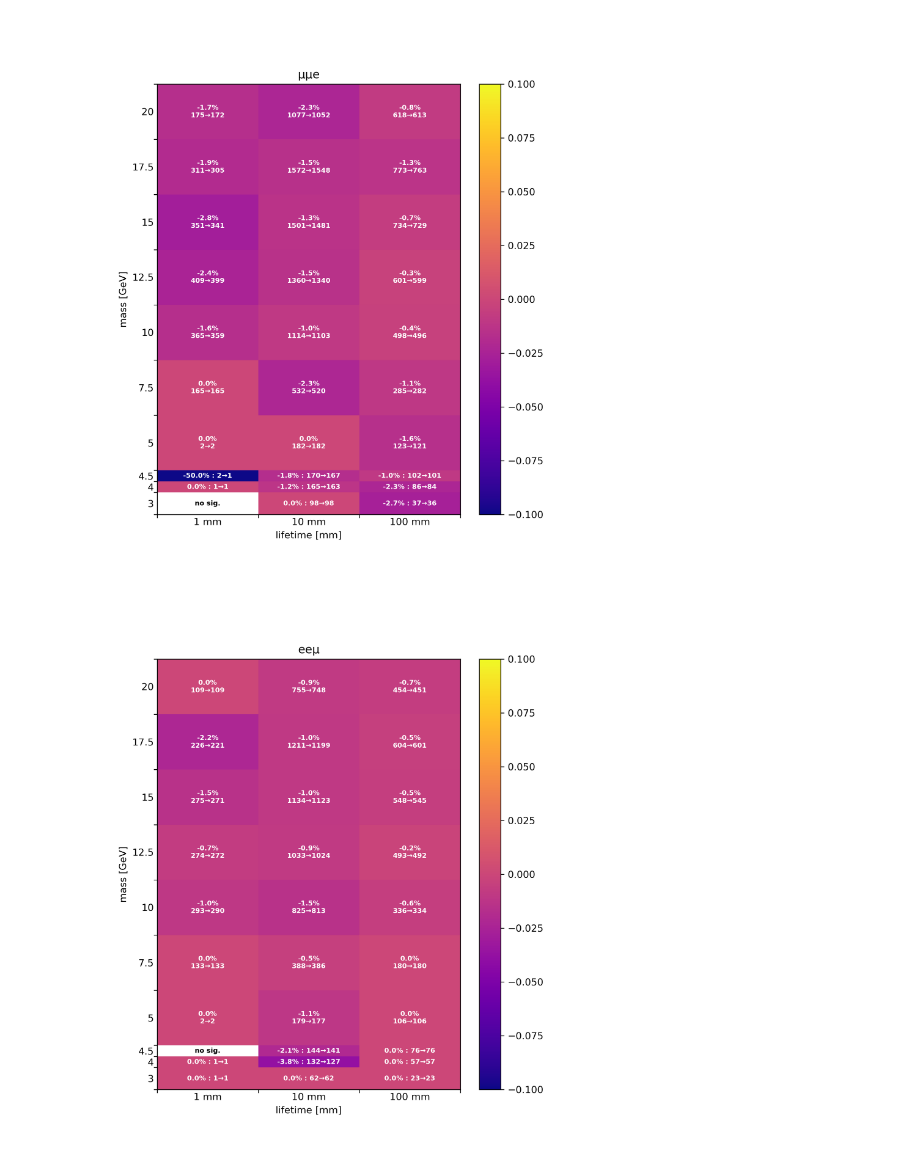
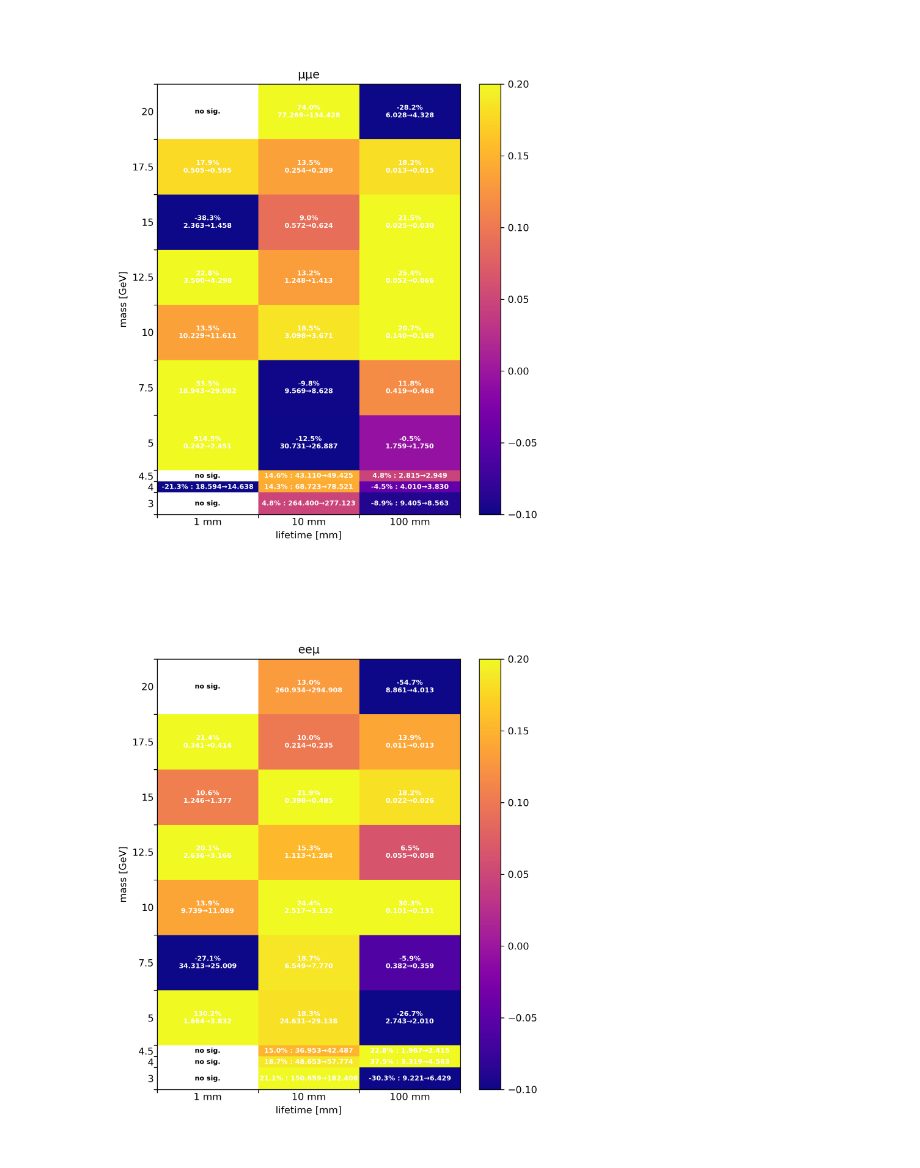
Before and after one commit to robinnewhouse/DHNLAnalysisNotebooks, a Jupyter notebook: ntuple_comparison/compare.ipynb, the cells around one changed output. Drawn from its saved outputs; the diff is of its cells as text; code cells hidden in the pictures.

```diff
--- a/ntuple_comparison/compare.ipynb
+++ b/ntuple_comparison/compare.ipynb
@@ -46,19 +46,21 @@ def make_uncertainty_plot(histpath, title, outfile):
         try:
             f_fullrun2_1 = uproot.open(hist_file)
             f_fullrun2_2 = uproot.open(hist_file.replace(indir_1, indir_2))
-        except:
-            continue
+        except Exception as e:
+            print(e)
 
         count_1 = -100
         count_2 = -100
         try:
-            if weighted: count_1 = f_fullrun2_1['VSI_LeptonsMod/CutFlow/CutFlow_weighted_LNC'].pandas()[1:-1].iloc[-3]['count']
-            else: count_1 = len(f_fullrun2_1['VSI_LeptonsMod_ntuples_LNC_plus_LNV_mHNL']['HNLm'])
+            if weighted: count_1 = f_fullrun2_1['nominal/VSI_LeptonsMod/CutFlow/CutFlow_weighted_one_hnl_dirac'].pandas()[1:-1].iloc[-3]['count']
+            else: count_1 = len(f_fullrun2_1['nominal_VSI_LeptonsMod_ntuples_LNC_plus_LNV_mHNL']['HNLm'])
         except: pass
         try:
-            if weighted: count_2 = f_fullrun2_2['VSI_LeptonsMod/CutFlow/CutFlow_weighted_LNC'].pandas()[1:-1].iloc[-3]['count']
-            else: count_2 = len(f_fullrun2_2['VSI_LeptonsMod_ntuples_LNC_plus_LNV_mHNL']['HNLm'])
-        except: pass
+            if weighted: count_2 = f_fullrun2_2['nominal/VSI_LeptonsMod/CutFlow/CutFlow_weighted_one_hnl_dirac'].pandas()[1:-1].iloc[-3]['count']
+            else: count_2 = len(f_fullrun2_2['nominal_VSI_LeptonsMod_ntuples_LNC_plus_LNV_mHNL']['HNLm'])
+        except Exception as e:
+            # print(e)
+            pass
 
         tokens = hist_file.split('histograms_fullrun2_')[1].split('_')
         file_mass = float(tokens[0][:-1].replace('p','.'))
@@ -78,7 +80,7 @@ def make_uncertainty_plot(histpath, title, outfile):
 
 def plot_uncertainties(count_arr_1, count_arr_2, diff_arr, title, outfile):
     plt.figure(figsize=[7,8])
-    plt.pcolormesh([0,1,2,3], masses, diff_arr, vmin=-.1, vmax=.1, cmap='plasma') # <<<<<<<<<<<<
+    plt.pcolormesh([0,1,2,3], masses, diff_arr, vmin=-.1, vmax=.2, cmap='plasma') # <<<<<<<<<<<<
     plt.colorbar()
     ax = plt.gca()
 
@@ -118,10 +120,10 @@ def plot_uncertainties(count_arr_1, count_arr_2, diff_arr, title, outfile):
     plt.savefig(outdir+outfile+'.png', dpi=300)
     plt.savefig(outdir+outfile+'.pdf', dpi=300)
 
-weighted = False
-indir_1 = '/data/hnl/histograms/v6p2_histograms/'
-indir_2 = '/data/hnl/histograms/v6p3_histograms/'
-outdir = '/home/newhouse/public/Analysis/HNL/dhnlanalysisnotebooks/ntuple_comparison/plots/'
+weighted = True
+indir_1 = '/data/hnl/histograms/v9p1_histograms/'
+indir_2 = '/data/hnl/histograms/v9p2_histograms/'
+outdir = '/home/newhouse/public/Analysis/HNL/dhnlanalysisnotebooks/ntuple_comparison/weighting_off_plots/'
 
 make_uncertainty_plot(histpath=f'histograms_fullrun2_*_uuu.root', title='μμμ', outfile='compare_uuu')
 display(Image(filename=f'{outdir}compare_uuu.png'));
@@ -139,2 +141,2 @@ display(Image(filename=f'{outdir}compare_eee.png'));
-[figure, old version]
+[figure, new version]
-[figure, old version]
+[figure, new version]
```
Also changed, not shown: parts of 6 cells of this notebook, 41 other files.
